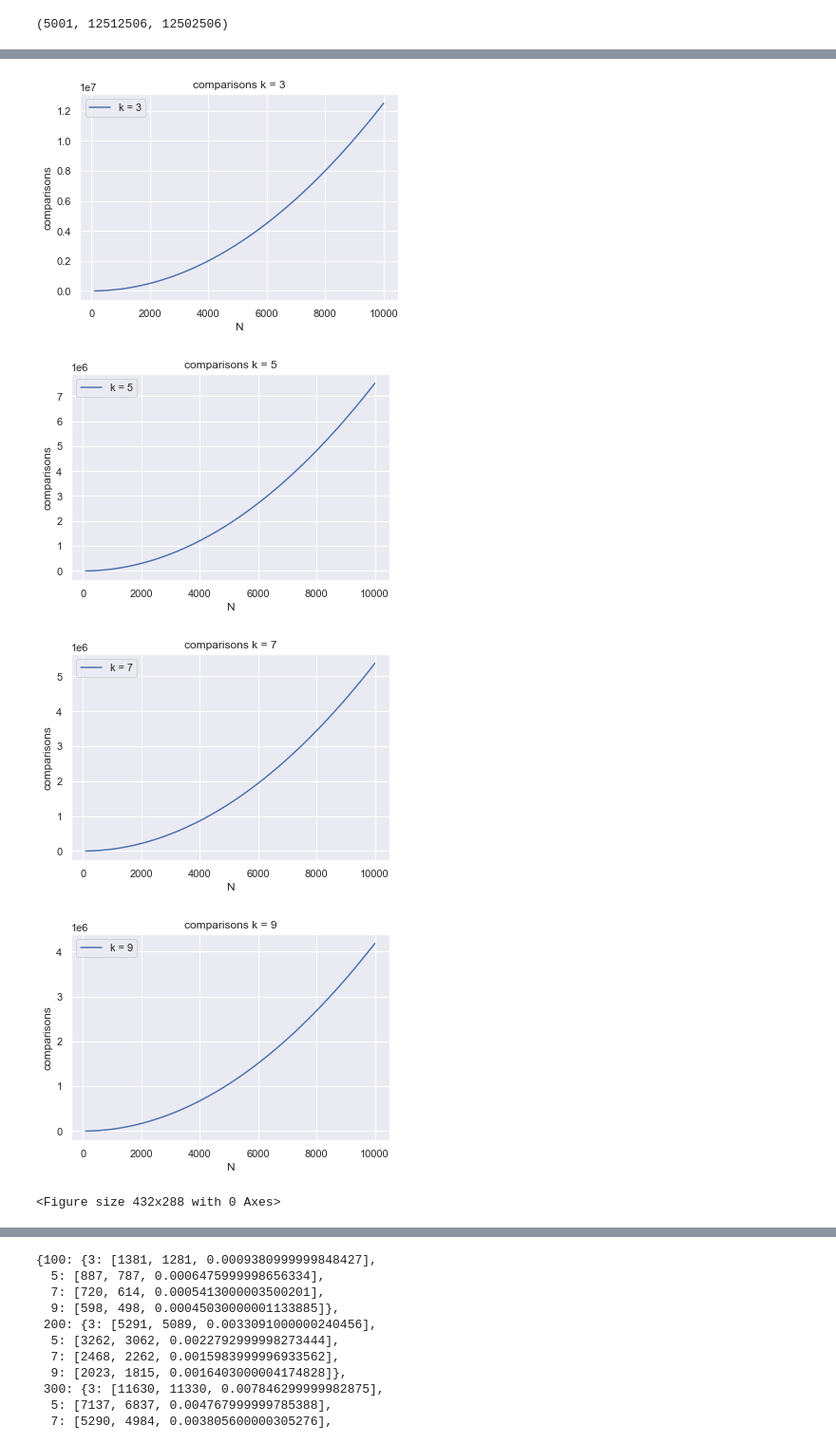
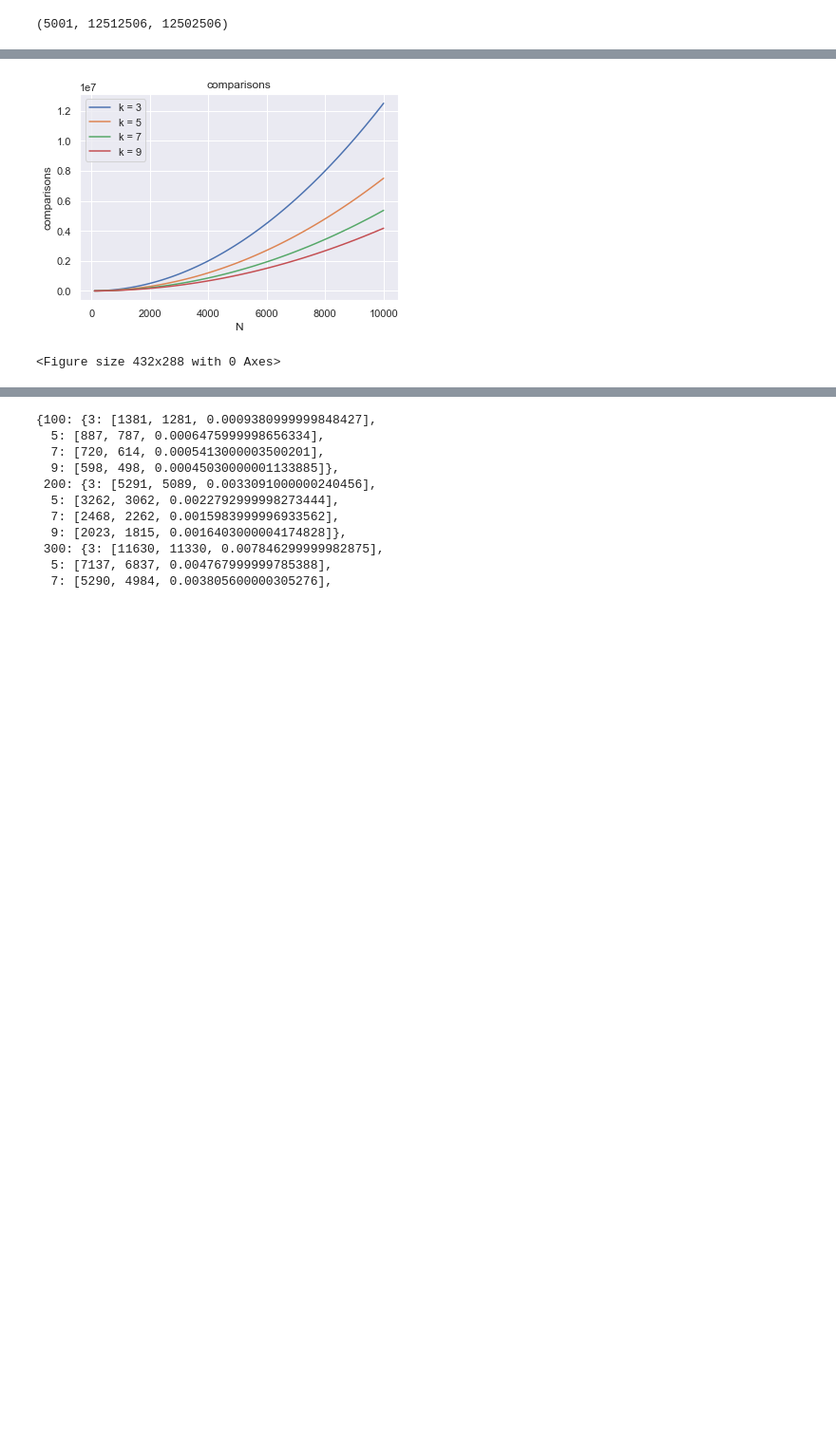
Before and after one commit to V1P0/AiSD3, a Jupyter notebook: z3.ipynb, the cells around one changed output, grey strips where cells are left out. Shown at 95% size. Cells and saved outputs as stored; diff of their text form; code cells hidden in the pictures; blank space fills up the shorter version.

```diff
--- a/z3.ipynb
+++ b/z3.ipynb
@@ -97,57 +73,33 @@ plt.clf()
 # %%
 sns.set()
 xs = []
 y1 = []
 y2 = []
 y3 = []
 y4 = []
 for key, value in data.items():
     xs.append(key)
     for k, v in value.items():
         if k == 3:
             y1.append(v[0])
         elif k == 5:
             y2.append(v[0])
         elif k == 7:
             y3.append(v[0])
         elif k == 9:
             y4.append(v[0])
 plt.xlabel('N')
 plt.ylabel('comparisons')
-plt.title(f'comparisons k = 3')
+plt.title(f'comparisons')
 plt.plot(xs, y1, label=f'k = 3')
-plt.legend()
-plt.show()
-plt.clf()
-
-plt.xlabel('N')
-plt.ylabel('comparisons')
-plt.title(f'comparisons k = 5')
 plt.plot(xs, y2, label=f'k = 5')
-plt.legend()
-plt.show()
-plt.clf()
-
-plt.xlabel('N')
-plt.ylabel('comparisons')
-plt.title(f'comparisons k = 7')
 plt.plot(xs, y3, label=f'k = 7')
-plt.legend()
-plt.show()
-plt.clf()
-
-plt.xlabel('N')
-plt.ylabel('comparisons')
-plt.title(f'comparisons k = 9')
 plt.plot(xs, y4, label=f'k = 9')
 plt.legend()
 plt.show()
 plt.clf()
 # %% [output]
-[figure, old version]
+[figure, new version]
-[figure, removed]
-[figure, removed]
-[figure, removed]
 <Figure size 432x288 with 0 Axes>
 # %%
 sns.set()
```
Also changed, not shown: parts of 2 cells of this notebook, 2 other files.
